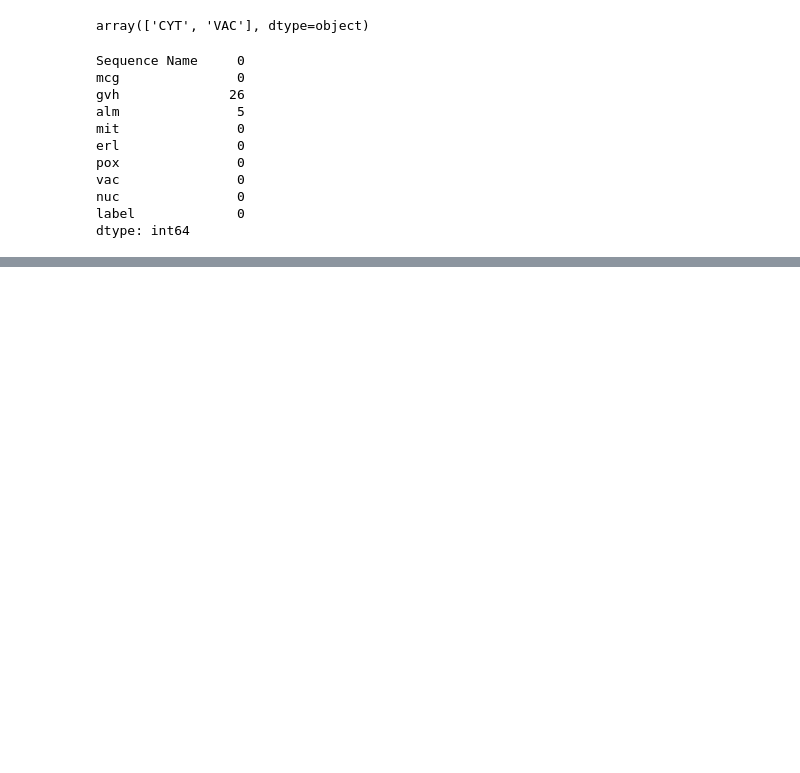
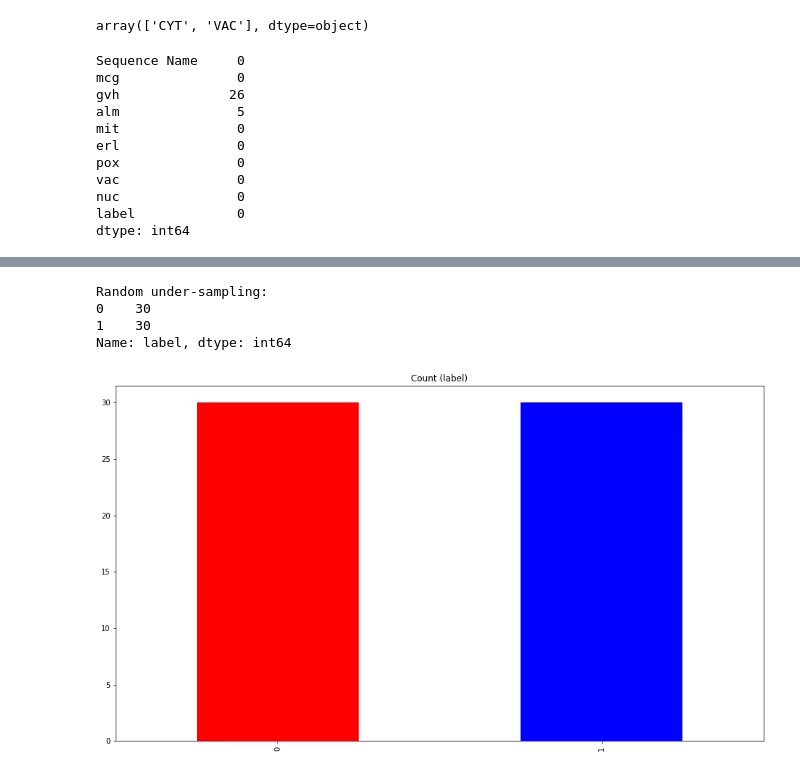
Before and after one commit to martinel-UAS/projects, a Jupyter notebook: Assignment_6/Assignment 6.ipynb, the cells around one changed output, grey strips where cells are left out. Cells and saved outputs as stored; diff of their text form; code cells hidden in the pictures; blank space fills up the shorter version.

```diff
--- a/Assignment_6/Assignment 6.ipynb
+++ b/Assignment_6/Assignment 6.ipynb
@@ -114,0 +203,21 @@ array([[0.51, 0.4 , 0.56, ..., 0.5 , 0.49, 0.22],
+# %%
+# Class count
+count_class_0, count_class_1 = df.label.value_counts()
+
+# Divide by class
+df_class_0 = df[df['label'] == 0]
+df_class_1 = df[df['label'] == 1]
+
+df_class_0_under = df_class_0.sample(count_class_1)
+df_test_under = pd.concat([df_class_0_under, df_class_1], axis=0)
+
+print('Random under-sampling:')
+print(df_test_under.label.value_counts())
+colors = ['r', 'b']
+df_test_under.label.value_counts().plot(kind='bar', title='Count (label)',color = colors);
+# %% [output]
+Random under-sampling:
+0    30
+1    30
+Name: label, dtype: int64
+[figure, added]
```
Also changed, not shown: parts of 18 cells of this notebook.
